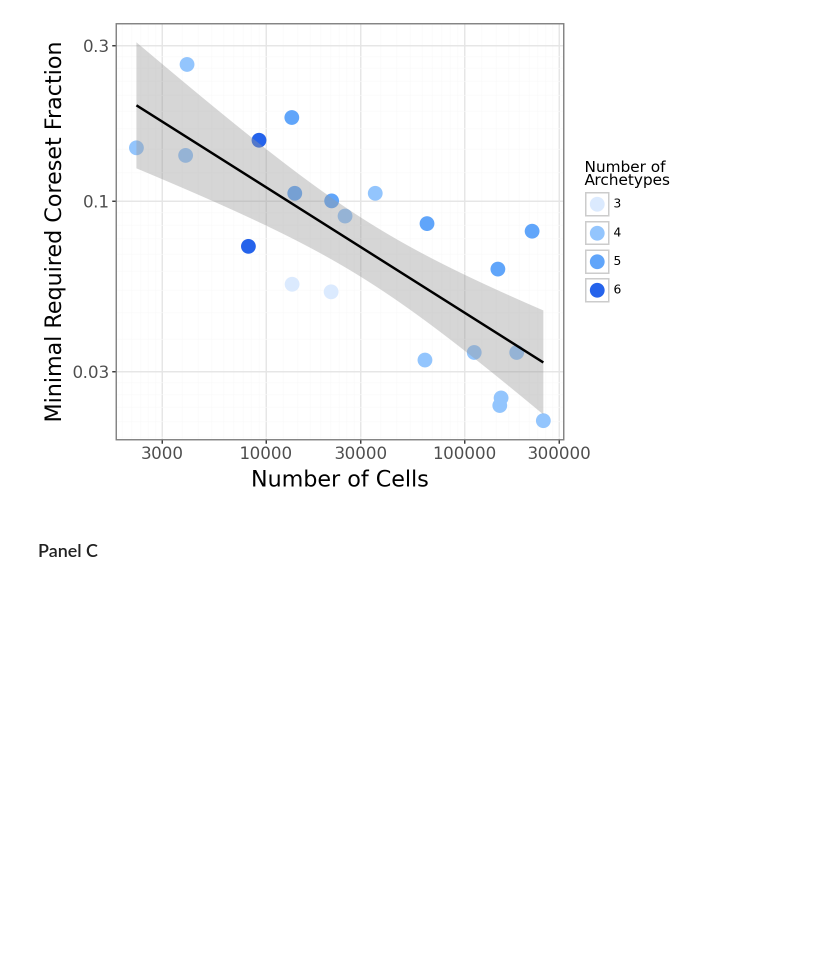
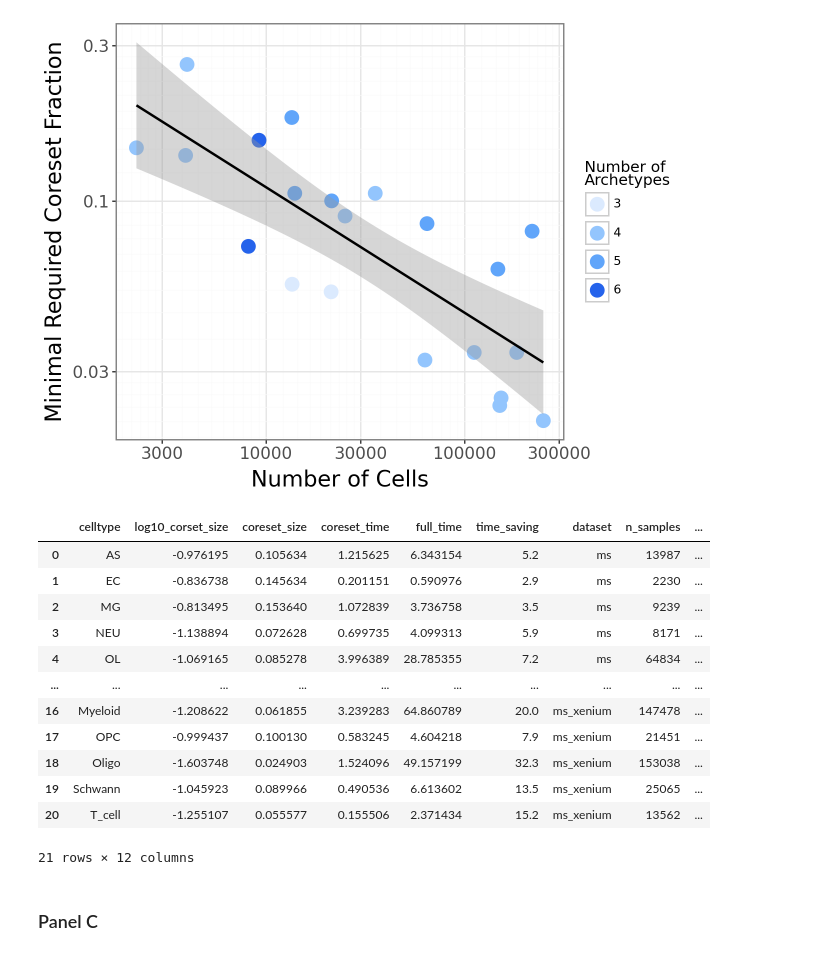
Before and after one commit to saezlab/ParTIpy_paper, a Jupyter notebook: source_data.ipynb, the cells around one changed output. Saved outputs shown, nothing was run; the diff lists cells and outputs as text; code cells hidden in the pictures; blank space fills up the shorter version.

```diff
--- a/source_data.ipynb
+++ b/source_data.ipynb
@@ -119,6 +129,22 @@ p = (
 p.show()
 # %% [output]
 [figure]
+# %%
+df
+# %% [output]
+|  | celltype | log10_corset_size | coreset_size | coreset_time | full_time | time_saving | dataset | n_samples | ... |
+| 0 | AS | -0.976195 | 0.105634 | 1.215625 | 6.343154 | 5.2 | ms | 13987 | ... |
+| 1 | EC | -0.836738 | 0.145634 | 0.201151 | 0.590976 | 2.9 | ms | 2230 | ... |
+| 2 | MG | -0.813495 | 0.153640 | 1.072839 | 3.736758 | 3.5 | ms | 9239 | ... |
+| 3 | NEU | -1.138894 | 0.072628 | 0.699735 | 4.099313 | 5.9 | ms | 8171 | ... |
+| 4 | OL | -1.069165 | 0.085278 | 3.996389 | 28.785355 | 7.2 | ms | 64834 | ... |
+| ... | ... | ... | ... | ... | ... | ... | ... | ... | ... |
+| 16 | Myeloid | -1.208622 | 0.061855 | 3.239283 | 64.860789 | 20.0 | ms_xenium | 147478 | ... |
+| 17 | OPC | -0.999437 | 0.100130 | 0.583245 | 4.604218 | 7.9 | ms_xenium | 21451 | ... |
+| 18 | Oligo | -1.603748 | 0.024903 | 1.524096 | 49.157199 | 32.3 | ms_xenium | 153038 | ... |
+| 19 | Schwann | -1.045923 | 0.089966 | 0.490536 | 6.613602 | 13.5 | ms_xenium | 25065 | ... |
+| 20 | T_cell | -1.255107 | 0.055577 | 0.155506 | 2.371434 | 15.2 | ms_xenium | 13562 | ... |
+21 rows × 12 columns
 # %% [markdown]
 ### Panel C
 # %%
```
Also changed, not shown: parts of 1 cell of this notebook, 9 other files.
